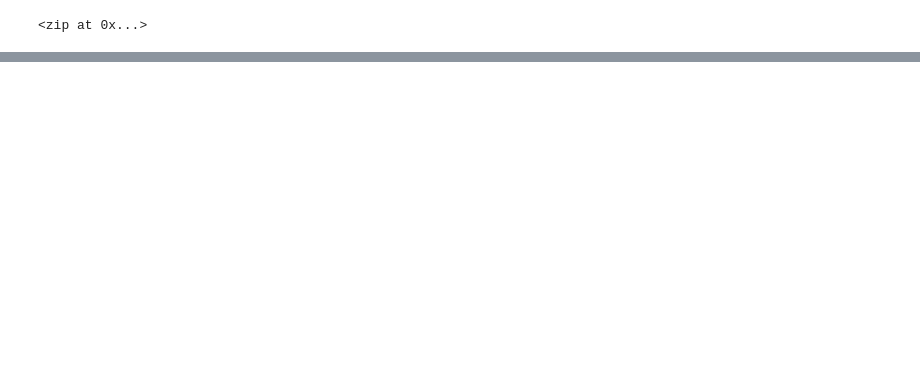
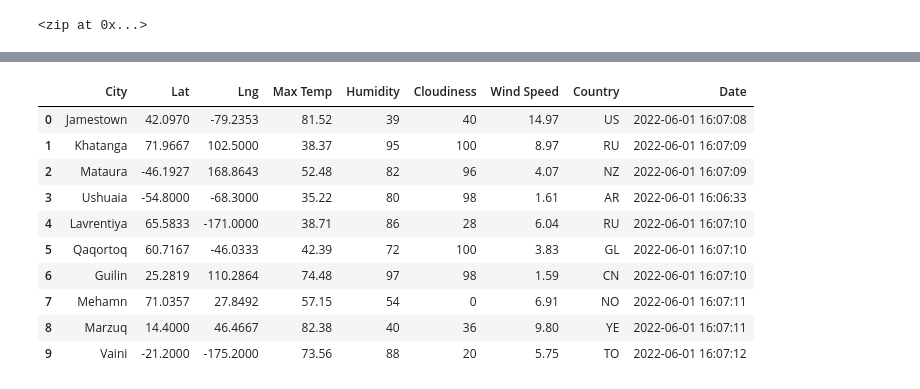
Before and after one commit to CorinneBean/World_Weather_Analysis, a Jupyter notebook: WeatherPy.ipynb, the cells around one changed output, grey strips where cells are left out. Drawn from its saved outputs; the diff is of its cells as text; code cells hidden in the pictures; blank space fills up the shorter version.

```diff
--- a/WeatherPy.ipynb
+++ b/WeatherPy.ipynb
@@ -54,0 +65,4 @@ len(cities)
+# %%
+# Starting URL for Weather Map API Call.
+url = "http://api.openweathermap.org/data/2.5/weather?units=Imperial&APPID=" + weather_api_key
+print(url)
@@ -54,0 +151,16 @@ len(cities)
+# %%
+# Convert the array of dictionaries to a Pandas DataFrame.
+city_data_df = pd.DataFrame(city_data)
+city_data_df.head(10)
+# %% [output]
+|  | City | Lat | Lng | Max Temp | Humidity | Cloudiness | Wind Speed | Country | Date |
+| 0 | Jamestown | 42.0970 | -79.2353 | 81.52 | 39 | 40 | 14.97 | US | 2022-06-01 16:07:08 |
+| 1 | Khatanga | 71.9667 | 102.5000 | 38.37 | 95 | 100 | 8.97 | RU | 2022-06-01 16:07:09 |
+| 2 | Mataura | -46.1927 | 168.8643 | 52.48 | 82 | 96 | 4.07 | NZ | 2022-06-01 16:07:09 |
+| 3 | Ushuaia | -54.8000 | -68.3000 | 35.22 | 80 | 98 | 1.61 | AR | 2022-06-01 16:06:33 |
+| 4 | Lavrentiya | 65.5833 | -171.0000 | 38.71 | 86 | 28 | 6.04 | RU | 2022-06-01 16:07:10 |
+| 5 | Qaqortoq | 60.7167 | -46.0333 | 42.39 | 72 | 100 | 3.83 | GL | 2022-06-01 16:07:10 |
+| 6 | Guilin | 25.2819 | 110.2864 | 74.48 | 97 | 98 | 1.59 | CN | 2022-06-01 16:07:10 |
+| 7 | Mehamn | 71.0357 | 27.8492 | 57.15 | 54 | 0 | 6.91 | NO | 2022-06-01 16:07:11 |
+| 8 | Marzuq | 14.4000 | 46.4667 | 82.38 | 40 | 36 | 9.80 | YE | 2022-06-01 16:07:11 |
+| 9 | Vaini | -21.2000 | -175.2000 | 73.56 | 88 | 20 | 5.75 | TO | 2022-06-01 16:07:12 |
```
Also changed, not shown: parts of 8 cells of this notebook, 3 other files.
